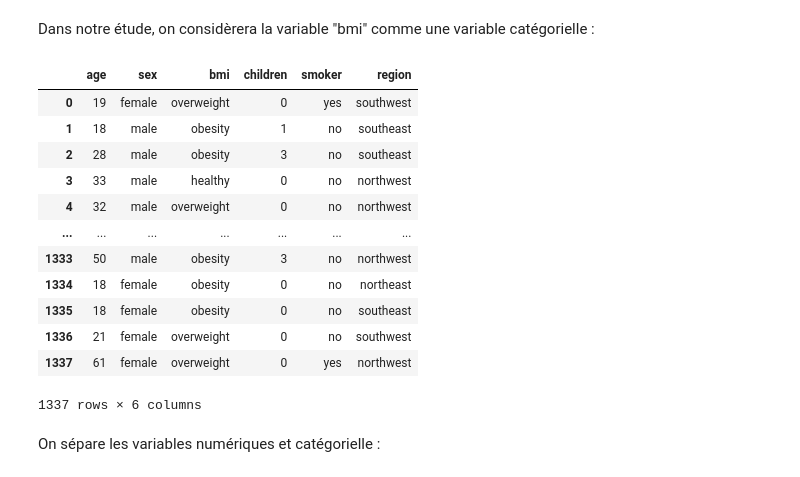
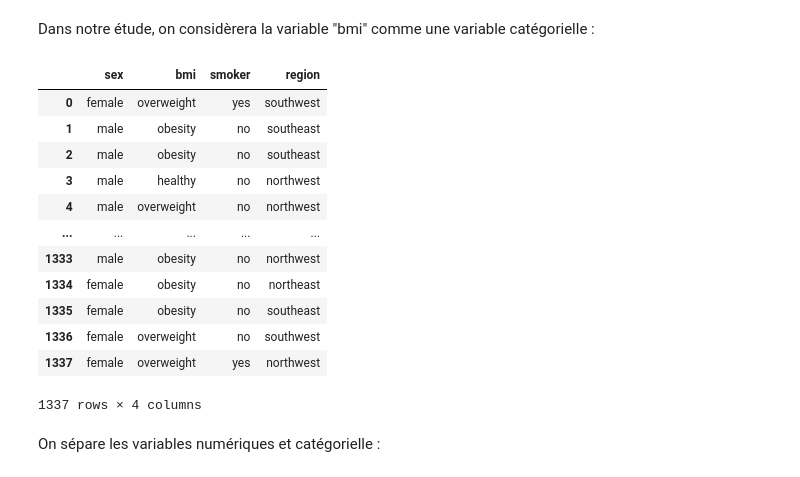
Before and after one commit to Abdellah-R/Projet-ML, a Jupyter notebook: modelisation.ipynb, the cells around one changed output. Cells and saved outputs as stored; diff of their text form; code cells hidden in the pictures.

```diff
--- a/modelisation.ipynb
+++ b/modelisation.ipynb
@@ -79,26 +79,26 @@ dataset['bmi'] = dataset['bmi'].astype(float).apply(lambda x : convert_bmi_to_ca
 # %%
 # La target "charges"
 Y = dataset["charges"]
 
 # Les features
-X = dataset.drop("charges",axis=1)
+X = dataset.drop(["charges","children","age"],axis=1)
 
 # Affichage
 X
 # %% [output]
-|  | age | sex | bmi | children | smoker | region |
-| 0 | 19 | female | overweight | 0 | yes | southwest |
-| 1 | 18 | male | obesity | 1 | no | southeast |
-| 2 | 28 | male | obesity | 3 | no | southeast |
-| 3 | 33 | male | healthy | 0 | no | northwest |
-| 4 | 32 | male | overweight | 0 | no | northwest |
-| ... | ... | ... | ... | ... | ... | ... |
-| 1333 | 50 | male | obesity | 3 | no | northwest |
-| 1334 | 18 | female | obesity | 0 | no | northeast |
-| 1335 | 18 | female | obesity | 0 | no | southeast |
-| 1336 | 21 | female | overweight | 0 | no | southwest |
-| 1337 | 61 | female | overweight | 0 | yes | northwest |
+|  | sex | bmi | smoker | region |
+| 0 | female | overweight | yes | southwest |
+| 1 | male | obesity | no | southeast |
+| 2 | male | obesity | no | southeast |
+| 3 | male | healthy | no | northwest |
+| 4 | male | overweight | no | northwest |
+| ... | ... | ... | ... | ... |
+| 1333 | male | obesity | no | northwest |
+| 1334 | female | obesity | no | northeast |
+| 1335 | female | obesity | no | southeast |
+| 1336 | female | overweight | no | southwest |
+| 1337 | female | overweight | yes | northwest |
-1337 rows × 6 columns
+1337 rows × 4 columns
 # %% [markdown]
 On sépare les variables numériques et catégorielle :
 # %%
```
Also changed, not shown: parts of 7 cells of this notebook, 3 other files.
